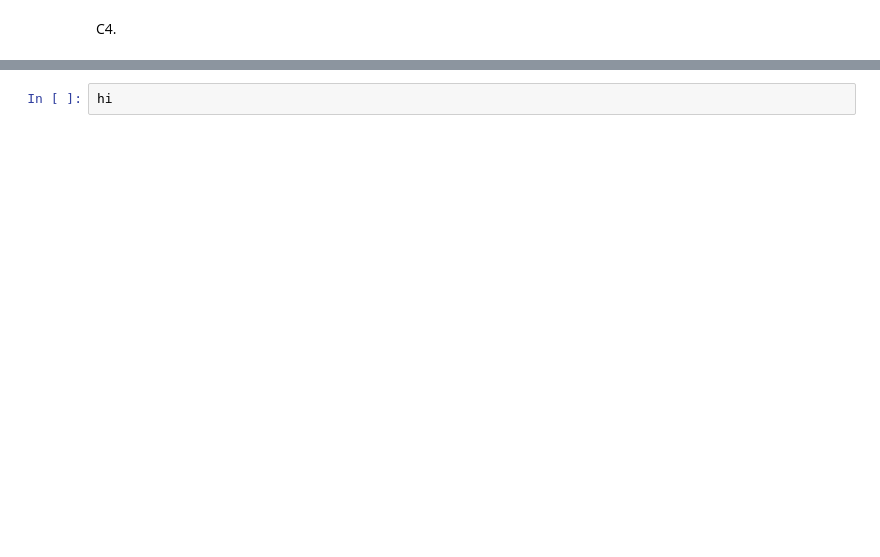
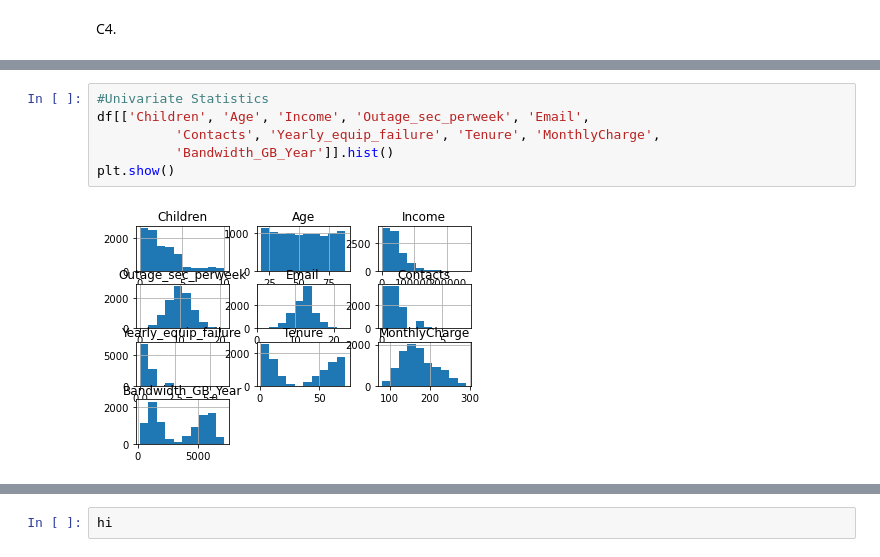
Before and after one commit to michaelle93/D208PA2, a Jupyter notebook: D208PA2.ipynb, the cells around one changed output, grey strips where cells are left out. Cells and saved outputs as stored; diff of their text form; blank space fills up the shorter version.

```diff
--- a/D208PA2.ipynb
+++ b/D208PA2.ipynb
@@ -277,0 +360,8 @@ C4.
+# %%
+#Univariate Statistics
+df[['Children', 'Age', 'Income', 'Outage_sec_perweek', 'Email',
+          'Contacts', 'Yearly_equip_failure', 'Tenure', 'MonthlyCharge',
+          'Bandwidth_GB_Year']].hist()
+plt.show()
+# %% [output]
+[figure, added]
```
Also changed, not shown: parts of 50 cells of this notebook.
